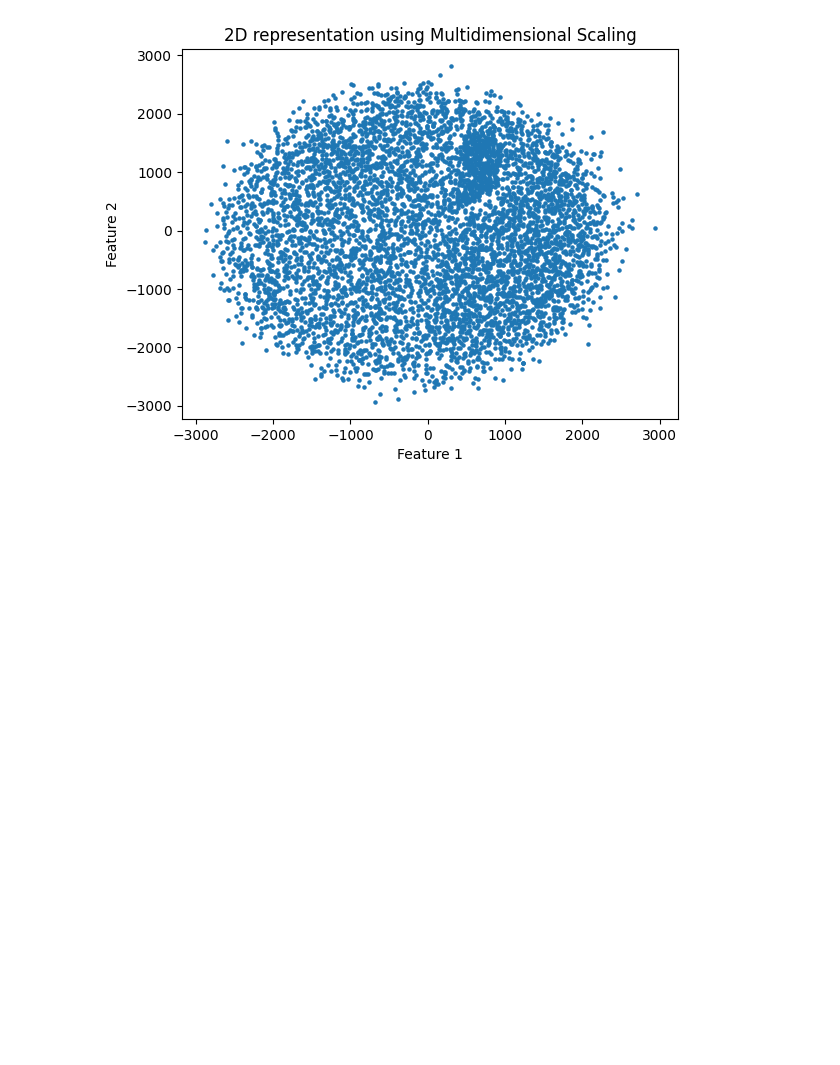
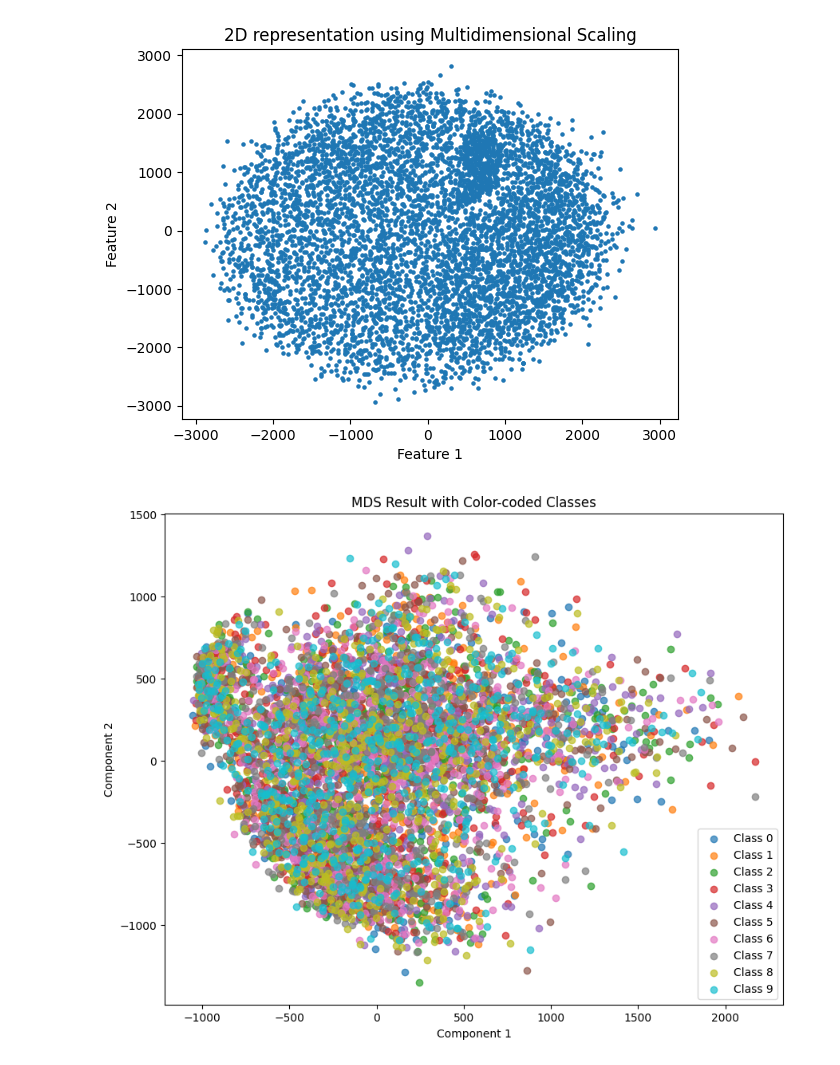
Before and after one commit to biswajit-github-2022/RKMVERI_2ND, a Jupyter notebook: class/ML/SS_assignments_5/new.ipynb, the cells around one changed output. Saved outputs shown, nothing was run; the diff lists cells and outputs as text; code cells hidden in the pictures; blank space fills up the shorter version.

```diff
--- a/class/ML/SS_assignments_5/new.ipynb
+++ b/class/ML/SS_assignments_5/new.ipynb
@@ -246,3 +242,75 @@ plt.ylabel('Feature 2')
 plt.show()
 # %% [output]
 [figure]
+# %%
+def euclidean_distance(x1, x2):
+    """
+    Compute the Euclidean distance between two points.
+    """
+    return np.sqrt(np.sum((x1 - x2)**2))
+
+def pairwise_distances(X):
+    """
+    Compute the pairwise distances between all samples in X.
+    """
+    n_samples = X.shape[0]
+    distances = np.zeros((n_samples, n_samples))
+    for i in range(n_samples):
+        for j in range(n_samples):
+            distances[i, j] = euclidean_distance(X[i], X[j])
+    return distances
+
+def mds(X, n_components):
+    """
+    Multidimensional Scaling (MDS) algorithm.
+    """
+    # Compute squared pairwise distances
+    dist_sq = pairwise_distances(X)**2
+
+    # Centering matrix
+    H = np.eye(X.shape[0]) - np.ones((X.shape[0], X.shape[0])) / X.shape[0]
+
+    # Double centering
+    B = -0.5 * (H @ dist_sq @ H)
+
+    # Eigen decomposition
+    eigvals, eigvecs = np.linalg.eigh(B)
+
+    # Sort eigenvalues and eigenvectors in decreasing order
+    idx = np.argsort(eigvals)[::-1]
+    eigvals = eigvals[idx]
+    eigvecs = eigvecs[:, idx]
+
+    # Select top eigenvalues and eigenvectors
+    eigvals = eigvals[:n_components]
+    eigvecs = eigvecs[:, :n_components]
+
+    # Compute the transformed data
+    X_transformed = eigvecs * np.sqrt(eigvals.reshape(1, -1))
+
+    return X_transformed
+
+# Example usage
+# Assuming your data is stored in a variable called 'data'
+# Reshape data to (6000, 784) as MDS requires 2D input
+data_reshaped = new_array.reshape(6000, -1)
+
+# Assuming you have labels for your data (stored in 'labels')
+# Generate some random labels for demonstration purpose
+labels = np.random.randint(0, 10, size=6000)
+
+# Applying MDS with 2 components
+mds_result = mds(data_reshaped, n_components=2)
+
+# Plot the result with different colors for each class
+plt.figure(figsize=(10, 8))
+for i in range(10):  # Assuming you have 10 classes
+    indices = np.where(labels == i)
+    plt.scatter(mds_result[indices, 0], mds_result[indices, 1], label=f'Class {i}', alpha=0.7)
+plt.title('MDS Result with Color-coded Classes')
+plt.xlabel('Component 1')
+plt.ylabel('Component 2')
+plt.legend()
+plt.show()
+# %% [output]
+[figure, added]
```
Also changed, not shown: parts of 3 cells of this notebook, 1 other file.
